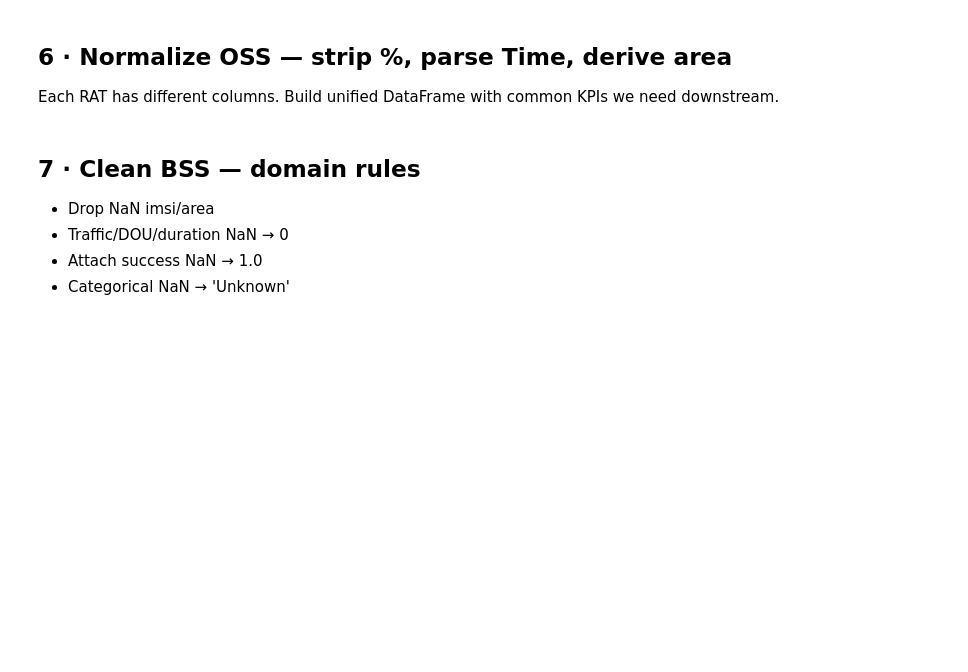
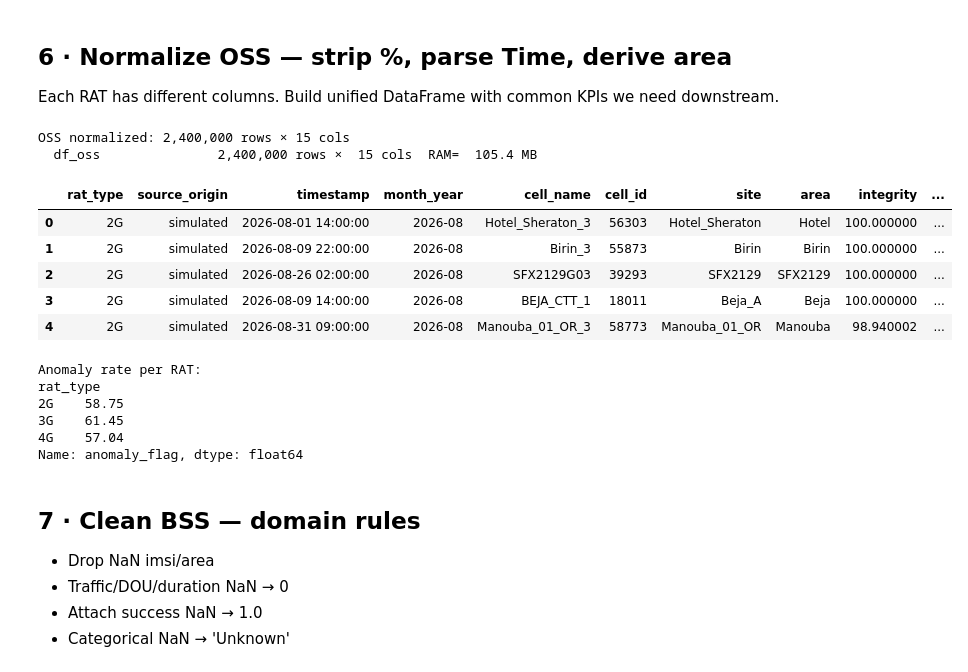
Before and after one commit to souhayl1g/telecom-cloud-intelligence, a Jupyter notebook: notebooks/01_etl_feature_engineering.ipynb, the cells around one changed output. Saved outputs shown, nothing was run; the diff lists cells and outputs as text; code cells hidden in the pictures; blank space fills up the shorter version.

```diff
--- a/notebooks/01_etl_feature_engineering.ipynb
+++ b/notebooks/01_etl_feature_engineering.ipynb
@@ -231,6 +279,14 @@ for k in sorted(list_keys(RAW, 'oss/')):
     df['source_origin'] = 'real' if tok in REAL else 'simulated'
     oss_by_rat[rat].append(df)
     print(f'  ⇣ {k:50s} rat={rat} rows={len(df):>6,}')
-for rat in oss_by_rat:
-    oss_by_rat[rat] = pd.concat(oss_by_rat[rat], ignore_index=True) if oss_by_rat[rat] else pd.DataFrame()
-    print(f'  {rat} total: {len(oss_by_rat[rat]):,} rows × {oss_by_rat[rat].shape[1] if not oss_by_rat[rat].empty else 0} cols')
+
+# Concat per RAT + shrink dtypes immediately → frees ~50% OSS RAM peak.
+for rat in list(oss_by_rat):
+    parts = oss_by_rat[rat]
+    if not parts:
+        oss_by_rat[rat] = pd.DataFrame()
+        continue
+    oss_by_rat[rat] = shrink(pd.concat(parts, ignore_index=True))
+    del parts
+    gc.collect()
+    mem(oss_by_rat[rat], f'oss_{rat}')
@@ -263,35 +337,65 @@ def _normalize(df, rat):
     out['area'] = out['site'].str.split('_').str[0].str.replace(r'^(2G|3G|4G|cobts|cobtsko)', '', regex=True).str.strip()
     # Integrity (always string with %)
     integ_c = _find(df, 'integrity')
     if integ_c is not None:
         out['integrity'] = pd.to_numeric(df[integ_c].astype(str).str.rstrip('%').replace('', np.nan), errors='coerce')
     else:
         out['integrity'] = np.nan
     # CDR
     cdr_c = _find(df, 'call drop', 'opt_npm')
     out['call_drop_rate'] = pd.to_numeric(df[cdr_c], errors='coerce') if cdr_c else np.nan
     # Throughput (3G/4G only)
     tput_c = _find(df, 'throughput', 'thp')
     out['throughput_mbps'] = pd.to_numeric(df[tput_c], errors='coerce') if tput_c else np.nan
     if rat == '3G' and tput_c:
         out['throughput_mbps'] = out['throughput_mbps'] / 1000.0  # kbps → Mbps
     # RSRP (4G only)
     rsrp_c = _find(df, 'rsrp')
     out['rsrp_dbm'] = pd.to_numeric(df[rsrp_c], errors='coerce') if rsrp_c else np.nan
     # Users (4G only)
     ua_c = _find(df, 'user.avg')
     um_c = _find(df, 'user.max')
     out['active_users']     = pd.to_numeric(df[ua_c], errors='coerce') if ua_c else np.nan
     out['active_users_max'] = pd.to_numeric(df[um_c], errors='coerce') if um_c else np.nan
     # Anomaly flag
     out['anomaly_flag'] = ((out['integrity'] < 100) | (out['call_drop_rate'].fillna(0) > 2)).astype(int)
     return out
 
-df_oss = pd.concat([_normalize(oss_by_rat[r], r) for r in ('2G','3G','4G')], ignore_index=True)
+# Normalize per RAT, free raw immediately after each pass.
+normalized = []
+for r in ('2G', '3G', '4G'):
+    norm = _normalize(oss_by_rat[r], r)
+    normalized.append(norm)
+    oss_by_rat[r] = None
+    gc.collect()
+del oss_by_rat
+gc.collect()
+
+df_oss = pd.concat(normalized, ignore_index=True)
+del normalized
+gc.collect()
+df_oss = shrink(df_oss)
+
 print(f'OSS normalized: {len(df_oss):,} rows × {df_oss.shape[1]} cols')
+mem(df_oss, 'df_oss')
 display(df_oss.head())
 print('\nAnomaly rate per RAT:')
-print(df_oss.groupby('rat_type').anomaly_flag.mean().round(4) * 100)
+print(df_oss.groupby('rat_type', observed=True).anomaly_flag.mean().round(4) * 100)
+# %% [output]
+OSS normalized: 2,400,000 rows × 15 cols
+  df_oss               2,400,000 rows ×  15 cols  RAM=  105.4 MB
+|  | rat_type | source_origin | timestamp | month_year | cell_name | cell_id | site | area | integrity | ... |
+| 0 | 2G | simulated | 2026-08-01 14:00:00 | 2026-08 | Hotel_Sheraton_3 | 56303 | Hotel_Sheraton | Hotel | 100.000000 | ... |
+| 1 | 2G | simulated | 2026-08-09 22:00:00 | 2026-08 | Birin_3 | 55873 | Birin | Birin | 100.000000 | ... |
+| 2 | 2G | simulated | 2026-08-26 02:00:00 | 2026-08 | SFX2129G03 | 39293 | SFX2129 | SFX2129 | 100.000000 | ... |
+| 3 | 2G | simulated | 2026-08-09 14:00:00 | 2026-08 | BEJA_CTT_1 | 18011 | Beja_A | Beja | 100.000000 | ... |
+| 4 | 2G | simulated | 2026-08-31 09:00:00 | 2026-08 | Manouba_01_OR_3 | 58773 | Manouba_01_OR | Manouba | 98.940002 | ... |
+Anomaly rate per RAT:
+rat_type
+2G    58.75
+3G    61.45
+4G    57.04
+Name: anomaly_flag, dtype: float64
 # %% [markdown]
 ## 7 · Clean BSS — domain rules
 
```
Also changed, not shown: parts of 15 cells of this notebook, 1 other file.
